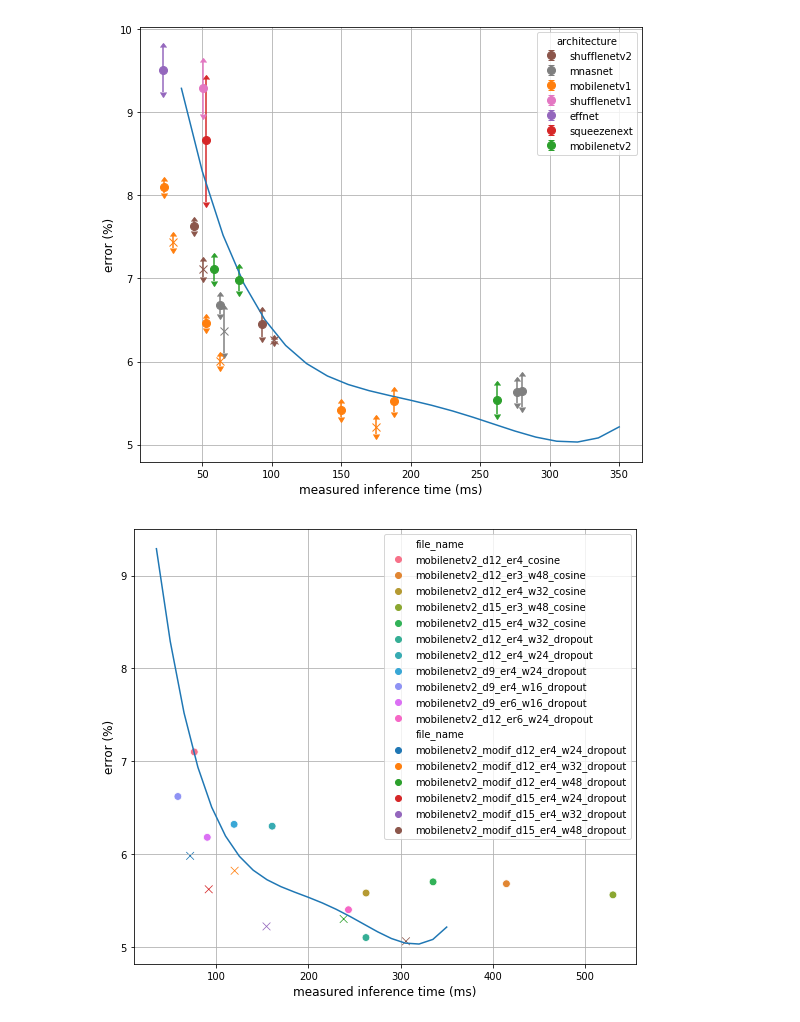
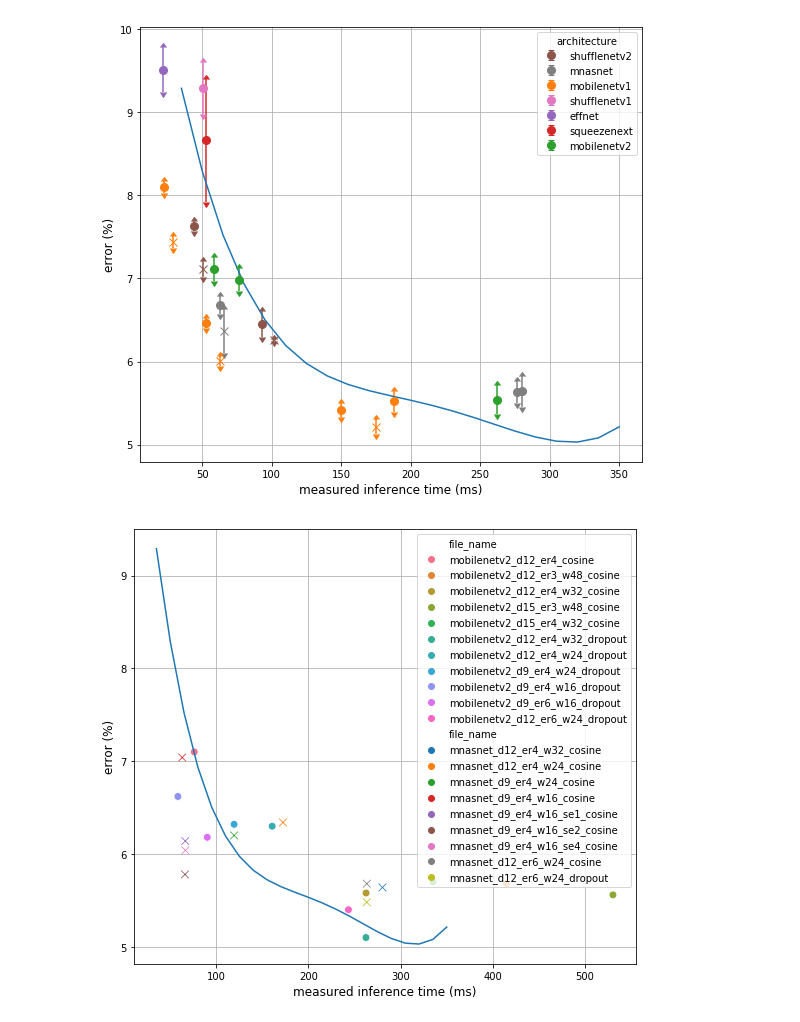
Before and after one commit to NatGr/Master_Thesis, a Jupyter notebook: training_from_scratch/visualize.ipynb, the cells around one changed output. Saved outputs shown, nothing was run; the diff lists cells and outputs as text; code cells hidden in the pictures.

```diff
--- a/training_from_scratch/visualize.ipynb
+++ b/training_from_scratch/visualize.ipynb
@@ -100,15 +100,15 @@ ax.legend(by_label.values(), by_label.keys(), title="architecture");
 # %%
 fig, ax = plt.subplots(1, figsize=(9, 8))
 offset_modif = results_val[results_val.arch == "mobilenetv2"].apply(lambda x: 'modif' in x.file_name, axis=1)
-results_val_to_plot = results_val[results_val.arch == "mobilenetv2"][results_val.arch == "mobilenetv2"][np.logical_not(offset_modif)]
+results_val_to_plot = results_val[results_val.arch == "mobilenetv2"][np.logical_not(offset_modif)]
 sns.scatterplot(x="time", y="error", data=results_val_to_plot, hue='file_name',
                 legend='brief', ax=ax, s=60, marker='o')
-results_val_to_plot = results_val[results_val.arch == "mobilenetv2"][results_val.arch == "mobilenetv2"][offset_modif]
+results_val_to_plot = results_val[results_val.arch == "mnasnet"]#[offset_modif]
 sns.scatterplot(x="time", y="error", data=results_val_to_plot, hue='file_name',
                 legend='brief', ax=ax, s=60, marker='x')
 plt.plot(np.arange(35,351,15), polynom(np.arange(35,351,15)))
 ax.set_xlabel('measured inference time (ms)', fontsize=12)
 ax.set_ylabel('error (%)', fontsize=12)
 ax.grid(True)
 # %% [output]
-[figure, old version]
+[figure, new version]
```
Also changed, not shown: 2 other files.
